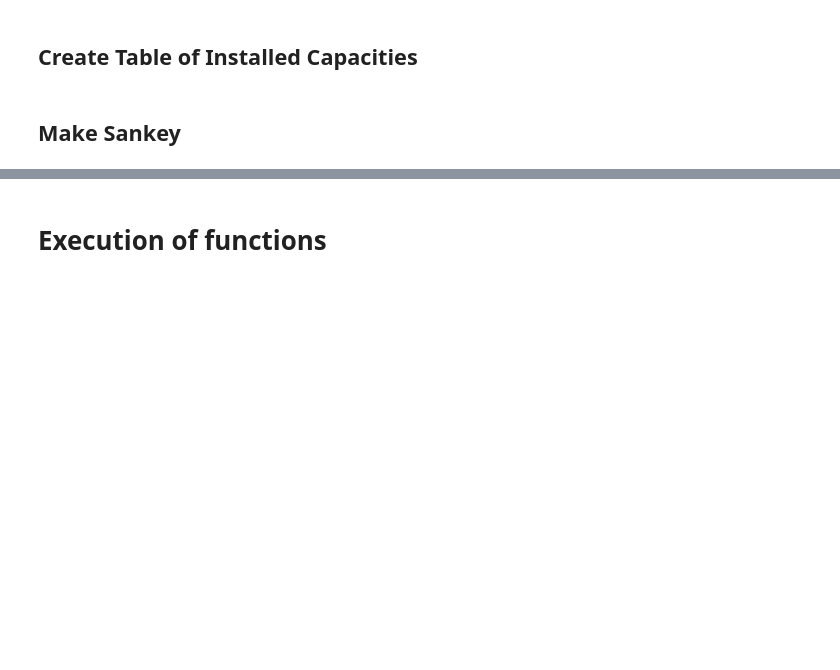
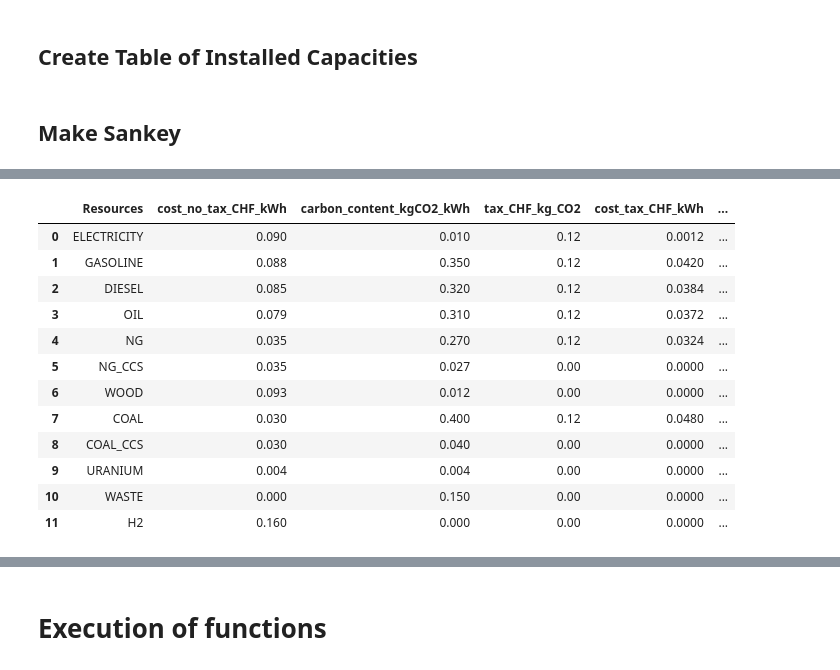
Before and after one commit to DieckmannDaniel/Git_energy_model, a Jupyter notebook: Code/visualization.ipynb, the cells around one changed output, grey strips where cells are left out. Drawn from its saved outputs; the diff is of its cells as text; code cells hidden in the pictures; blank space fills up the shorter version.

```diff
--- a/Code/visualization.ipynb
+++ b/Code/visualization.ipynb
@@ -546,0 +567,63 @@ def make_sankey(model_name: str):
+# %%
+import pandas as pd
+
+# ---------------------------------------------
+# 1) Input data
+# ---------------------------------------------
+resources = [
+    "ELECTRICITY","GASOLINE","DIESEL","OIL","NG","NG_CCS",
+    "WOOD","COAL","COAL_CCS","URANIUM","WASTE","H2",
+]
+
+cost_no_tax_CHF_kWh = [
+    0.09, 0.088, 0.085, 0.079, 0.035, 0.035,
+    0.093, 0.03, 0.03, 0.004, 0.0, 0.16
+]
+
+carbon_content_kgCO2_kWh = [
+    0.01, 0.35, 0.32, 0.31, 0.27, 0.027,
+    0.012, 0.4, 0.04, 0.004, 0.15, 0.0
+]
+
+tax_CHF_kg_CO2 = [
+    0.12, 0.12, 0.12, 0.12, 0.12, 0.0,
+    0.0, 0.12, 0.0, 0.0, 0.0, 0.0
+]
+
+# ---------------------------------------------
+# 2) Build DataFrame
+# ---------------------------------------------
+df = pd.DataFrame({
+    "Resources": resources,
+    "cost_no_tax_CHF_kWh": cost_no_tax_CHF_kWh,
+    "carbon_content_kgCO2_kWh": carbon_content_kgCO2_kWh,
+    "tax_CHF_kg_CO2": tax_CHF_kg_CO2,
+})
+
+# ---------------------------------------------
+# 3) Compute cost components
+# ---------------------------------------------
+df["cost_tax_CHF_kWh"] = df["carbon_content_kgCO2_kWh"] * df["tax_CHF_kg_CO2"]
+df["total_cost_CHF_kWh"] = df["cost_no_tax_CHF_kWh"] + df["cost_tax_CHF_kWh"]
+
+# ---------------------------------------------
+# 4) Display results
+# ---------------------------------------------
+df.round(6)
+
+# Optional: Save results
+# df.to_csv("energy_costs_with_tax.csv", index=False)
+# %% [output]
+|  | Resources | cost_no_tax_CHF_kWh | carbon_content_kgCO2_kWh | tax_CHF_kg_CO2 | cost_tax_CHF_kWh | ... |
+| 0 | ELECTRICITY | 0.090 | 0.010 | 0.12 | 0.0012 | ... |
+| 1 | GASOLINE | 0.088 | 0.350 | 0.12 | 0.0420 | ... |
+| 2 | DIESEL | 0.085 | 0.320 | 0.12 | 0.0384 | ... |
+| 3 | OIL | 0.079 | 0.310 | 0.12 | 0.0372 | ... |
+| 4 | NG | 0.035 | 0.270 | 0.12 | 0.0324 | ... |
+| 5 | NG_CCS | 0.035 | 0.027 | 0.00 | 0.0000 | ... |
+| 6 | WOOD | 0.093 | 0.012 | 0.00 | 0.0000 | ... |
+| 7 | COAL | 0.030 | 0.400 | 0.12 | 0.0480 | ... |
+| 8 | COAL_CCS | 0.030 | 0.040 | 0.00 | 0.0000 | ... |
+| 9 | URANIUM | 0.004 | 0.004 | 0.00 | 0.0000 | ... |
+| 10 | WASTE | 0.000 | 0.150 | 0.00 | 0.0000 | ... |
+| 11 | H2 | 0.160 | 0.000 | 0.00 | 0.0000 | ... |
```
Also changed, not shown: parts of 8 cells of this notebook.
